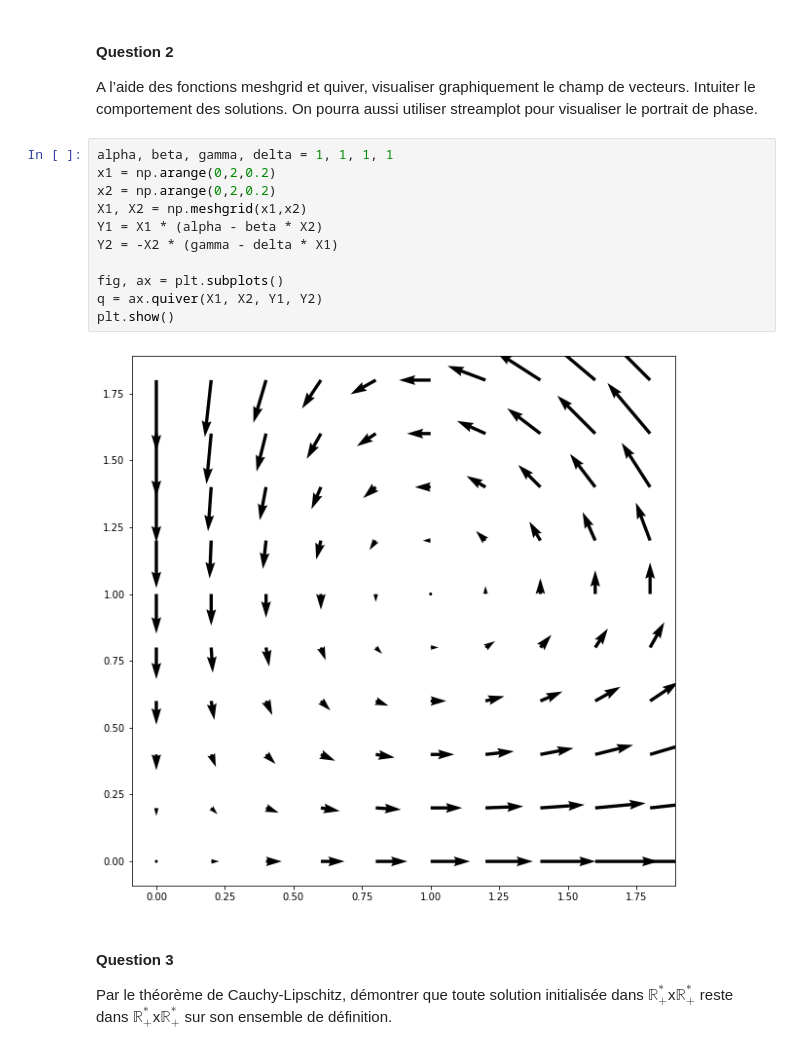
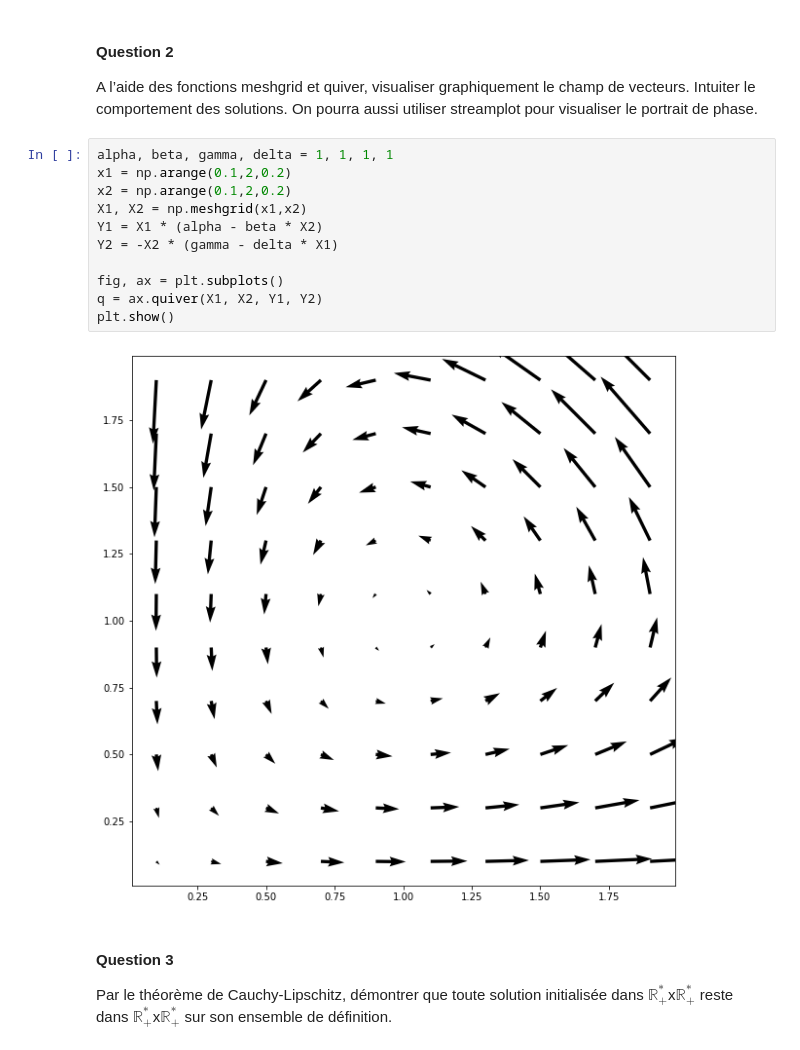
Before and after one commit to jdelaplace/Projet-numerique-equas-diff, a Jupyter notebook: Projet numerique equas diff.ipynb, the cells around one changed output. Saved outputs shown, nothing was run; the diff lists cells and outputs as text.

```diff
--- a/Projet numerique equas diff.ipynb
+++ b/Projet numerique equas diff.ipynb
@@ -30,17 +30,17 @@ En $(\frac{\gamma}{\delta},\frac{\alpha}{\beta})$, elle vaut $J_{f}((\frac{\gamm
 A l’aide des fonctions meshgrid et quiver, visualiser graphiquement le champ de vecteurs. Intuiter le comportement des solutions. On pourra aussi utiliser streamplot pour visualiser le portrait de phase.
 # %%
 alpha, beta, gamma, delta = 1, 1, 1, 1
-x1 = np.arange(0,2,0.2)
-x2 = np.arange(0,2,0.2)
+x1 = np.arange(0.1,2,0.2)
+x2 = np.arange(0.1,2,0.2)
 X1, X2 = np.meshgrid(x1,x2)
 Y1 = X1 * (alpha - beta * X2)
 Y2 = -X2 * (gamma - delta * X1)
 
 fig, ax = plt.subplots()
 q = ax.quiver(X1, X2, Y1, Y2)
 plt.show()
 # %% [output]
-[figure, old version]
+[figure, new version]
 # %% [markdown]
 #### Question 3
 Par le théorème de Cauchy-Lipschitz, démontrer que toute solution initialisée dans $\mathbb{R}_{+}^{*}$x$\mathbb{R}_{+}^{*}$ reste dans $\mathbb{R}_{+}^{*}$x$\mathbb{R}_{+}^{*}$ sur son ensemble de définition.
```
Also changed, not shown: parts of 3 cells of this notebook.
